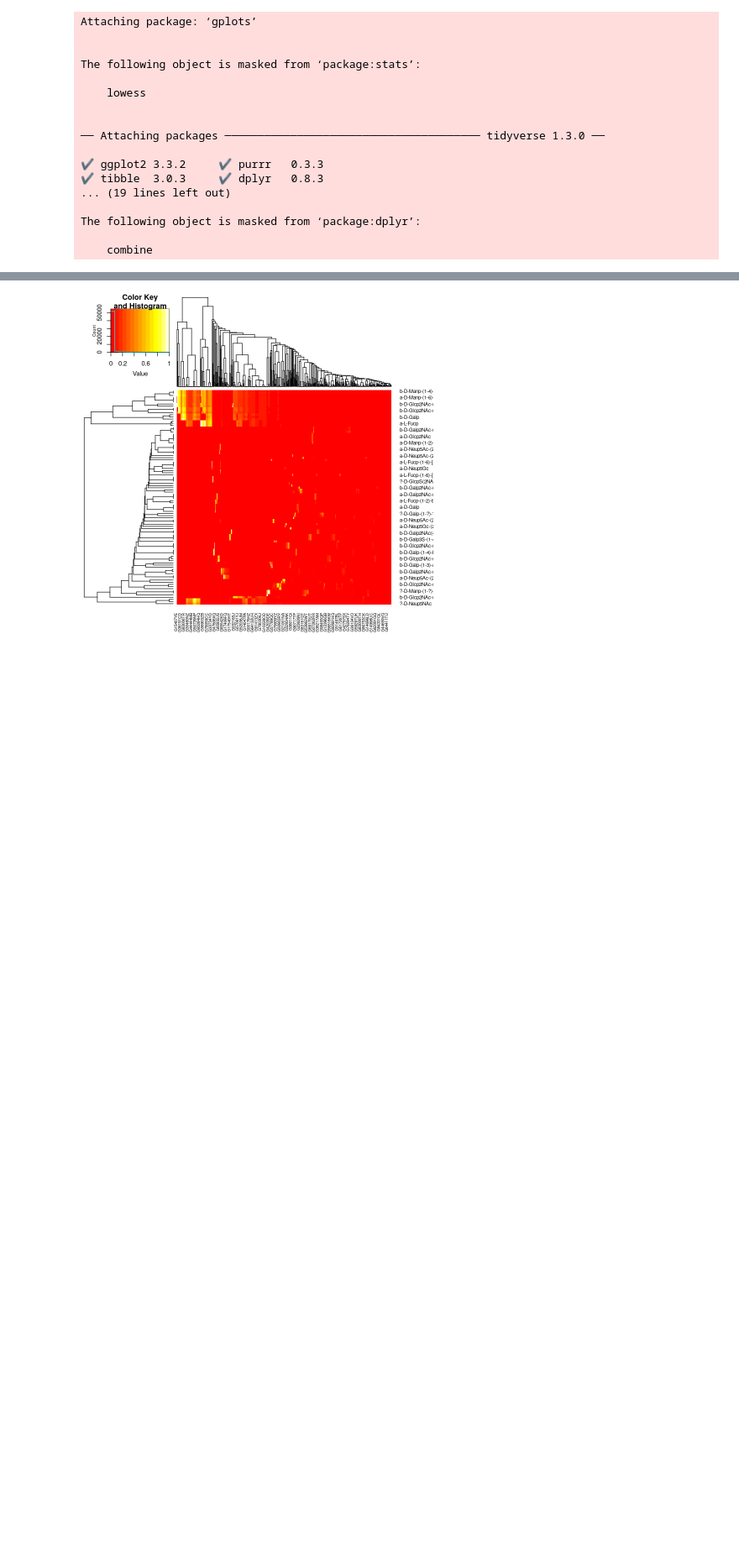
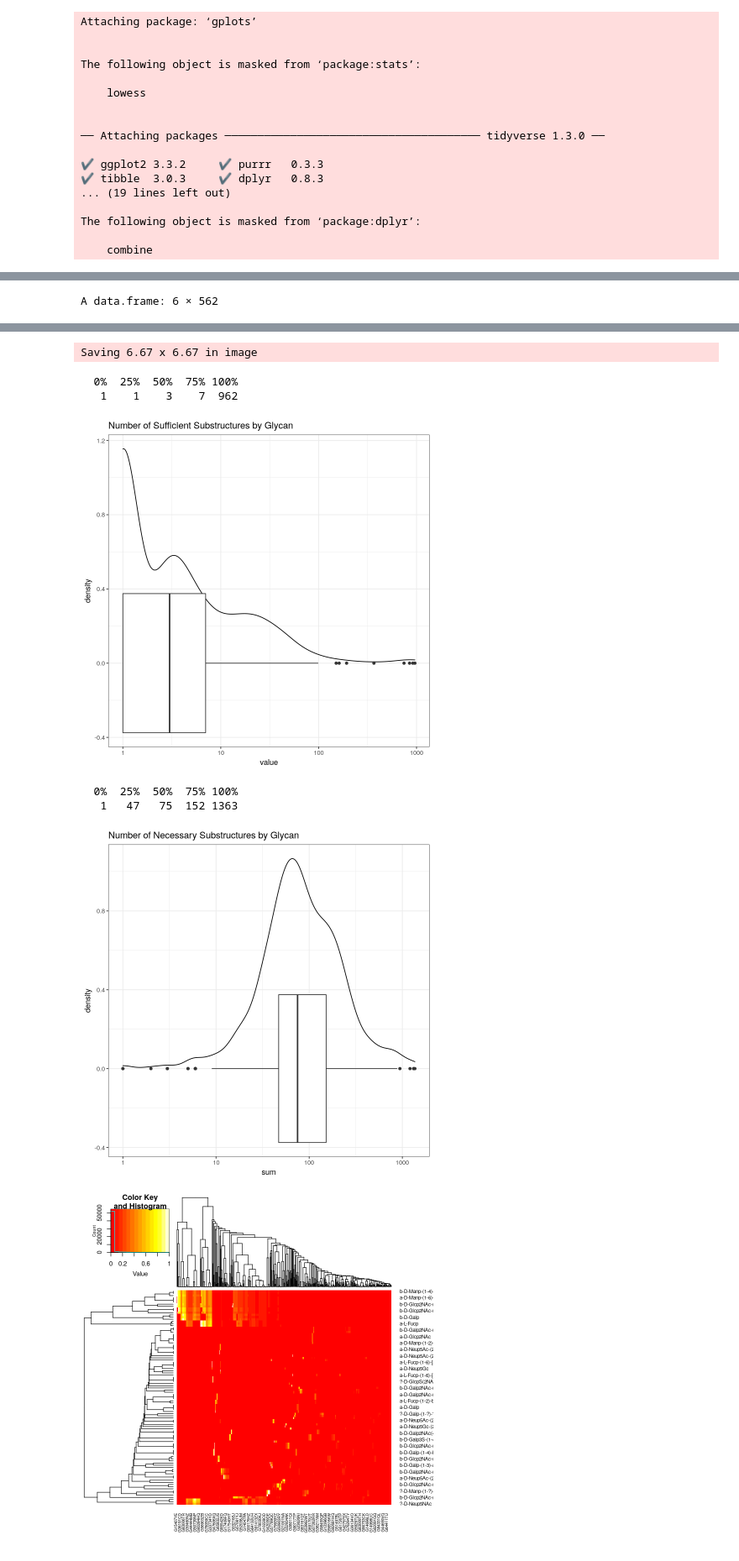
Before and after one commit to bkellman/NecessarySufficient_Substructures, a Jupyter notebook: notebooks/3.Explore.ipynb, the cells around one changed output, grey strips where cells are left out. Shown at 84% size. Saved outputs shown, nothing was run; the diff lists cells and outputs as text; code cells hidden in the pictures; blank space fills up the shorter version.

Commit message:
plot

```diff
--- a/notebooks/3.Explore.ipynb
+++ b/notebooks/3.Explore.ipynb
@@ -39,0 +27,34 @@ A data.frame: 6 × 562
+# %%
+r = read.csv('../results//substruct_condition.linkAmiguous.csv')
+head(r)
+
+m=melt(apply(data.matrix(r[,-c(1,ncol(r))]),2,function(x) table(cut(x,breaks = c(0,.25,.5,.75,1-1e-3,1)))))
+
+m_tmp = m %>% group_by(Var2) %>% mutate(sum=sum(value))
+#head(m_tmp)
+g=ggplot(m_tmp[m_tmp$Var1=='(0.999,1]',],aes(x=sum,y=value+.01))+geom_point()+#ylim(1,1200)+
+    geom_abline()+theme_bw(base_size = 20)+
+    scale_x_log10()+scale_y_log10(lim=c(1,1200))+#stat_smooth(method='lm')+
+    xlab("Necessary Substructures")+ylab("Sufficient Substructures")+
+    ggtitle('Necessary and Sufficient\nSubstructures by Glycan')
+#ggMarginal(g,type = 'densigram',fill='white')
+g=ggMarginal(g,type = 'boxplot',fill='white')
+ggsave(g,filename = '../results//substruct_condition.linkAmbi.pdf')
+
+ggplot(m_tmp[m_tmp$Var1=='(0.999,1]',],aes(x=value))+
+    geom_density()+
+    geom_boxplot()+theme_bw()+
+    scale_x_log10()+ggtitle('Number of Sufficient Substructures by Glycan')
+# #hist(m_tmp$sum)
+quantile(m_tmp$value[m_tmp$Var1=='(0.999,1]'])
+
+# number of necessary structures
+m_tmp = m %>% group_by(Var2) %>% summarize(sum=sum(value))
+ggplot(m_tmp,aes(x=sum))+
+    geom_density()+
+    geom_boxplot()+theme_bw()+
+    scale_x_log10()+ggtitle('Number of Necessary Substructures by Glycan')
+#hist(m_tmp$sum)
+quantile(m_tmp$sum)
+# %% [output]
+A data.frame: 6 × 562
@@ -39,0 +69,7 @@ A data.frame: 6 × 562
+Saving 6.67 x 6.67 in image
+  0%  25%  50%  75% 100%
+   1    1    3    7  962
+[figure, added]
+  0%  25%  50%  75% 100%
+   1   47   75  152 1363
+[figure, added]
```
Also changed, not shown: parts of 4 cells of this notebook, 2 other files.
